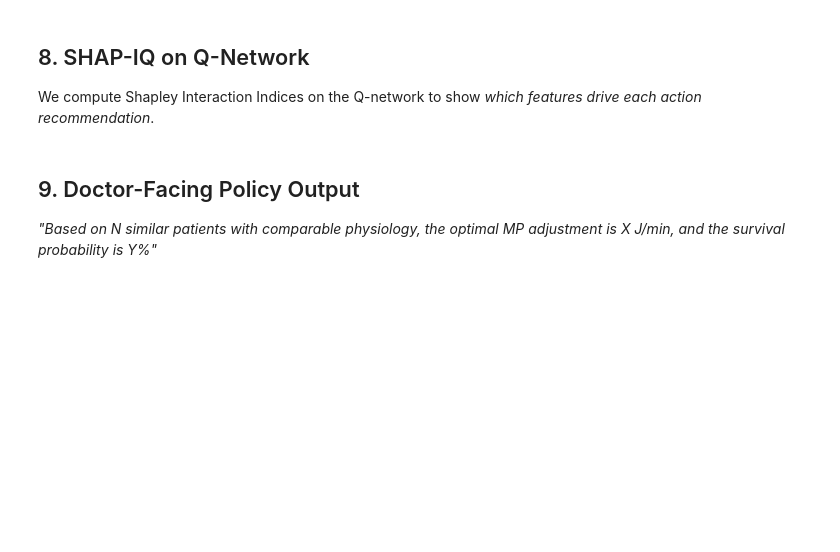
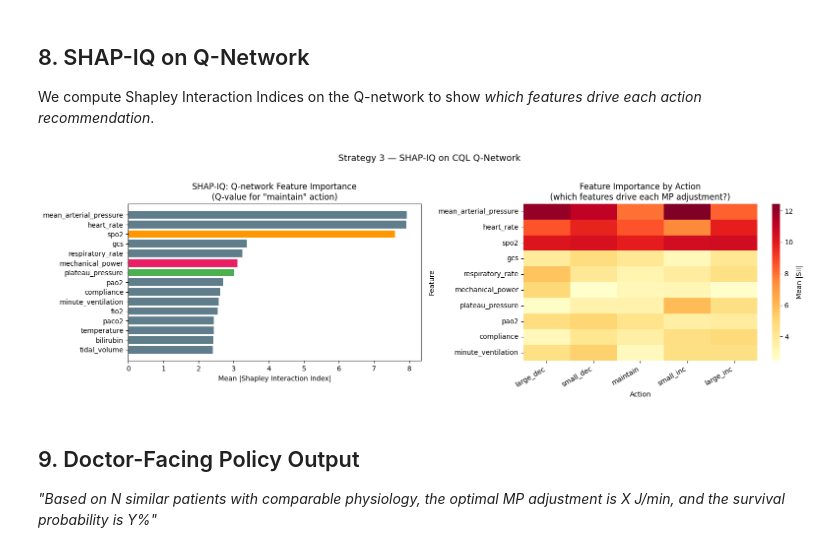
Before and after one commit to jatindangi1206/mechanical_power, a Jupyter notebook: notebooks/03_Strategy3_CQL_Offline_RL.ipynb, the cells around one changed output. Saved outputs shown, nothing was run; the diff lists cells and outputs as text; code cells hidden in the pictures; blank space fills up the shorter version.

```diff
--- a/notebooks/03_Strategy3_CQL_Offline_RL.ipynb
+++ b/notebooks/03_Strategy3_CQL_Offline_RL.ipynb
@@ -432,7 +507,7 @@ def q_value_fn(x):
     return final_agent.predict_batch_q(x)[:, focus_action]
 
 explainer_cql = shapiq.TabularExplainer(
-    model=q_value_fn,
+    model=q_value_fn,(a) Main effects bar chart
     data=obs_tr[bg_idx],
     index='SII',
     max_order=2,
@@ -452,7 +527,7 @@ print(shapiq_importance.head(10).to_string())
 # %%
 fig, axes = plt.subplots(1, 2, figsize=(16, 5))
 
-# Main effects
+# (a) Main effects bar chart
 ax = axes[0]
 top15 = shapiq_importance.head(15)
 colors = ['#E91E63' if 'mechanical_power' in n else
@@ -463,38 +538,42 @@ ax.barh(top15.index[::-1], top15.values[::-1], color=colors[::-1])
 ax.set_xlabel('Mean |Shapley Interaction Index|')
 ax.set_title('SHAP-IQ: Q-network Feature Importance\n(Q-value for "maintain" action)')
 
-# Per-action SHAP-IQ comparison
+# (b) Per-action SHAP-IQ heatmap
 action_shapiq = {}
 for action_focus in range(N_ACTIONS):
     def q_fn_a(x, a=action_focus):
         return final_agent.predict_batch_q(x)[:, a]
     exp_a = shapiq.TabularExplainer(
         model=q_fn_a, data=obs_tr[bg_idx],
         index='SII', max_order=1, sample_size=32
     )
     ivals_a = exp_a.explain_X(obs_te[test_subset_idx[:15]], budget=64)
     main_a = np.array([iv.get_n_order_values(1) for iv in ivals_a])
     action_shapiq[action_focus] = np.abs(main_a).mean(axis=0)
 
-action_shap_df = pd.DataFrame(action_shapiq,
-    index=FEATURE_COLS,
-    columns=[f'Action {i}: {CQLAgent.ACTION_NAMES[i]}' for i in range(N_ACTIONS)]
-)
+action_names = ['large_dec', 'small_dec', 'maintain', 'small_inc', 'large_inc']
+action_shap_df = pd.DataFrame(
+    {action_names[i]: action_shapiq[i] for i in range(N_ACTIONS)},
+    index=FEATURE_COLS
+).astype(float)  # ensure float dtype
+
 top10_feats = shapiq_importance.head(10).index.tolist()
 action_shap_sub = action_shap_df.loc[top10_feats]
 
 ax = axes[1]
 sns.heatmap(action_shap_sub, cmap='YlOrRd', ax=ax,
             cbar_kws={'label': 'Mean |SII|'})
 ax.set_title('Feature Importance by Action\n(which features drive each MP adjustment?)')
 ax.set_ylabel('Feature'); ax.set_xlabel('Action')
 plt.xticks(rotation=30, ha='right')
 
 plt.suptitle('Strategy 3 — SHAP-IQ on CQL Q-Network', fontsize=13, y=1.02)
 plt.tight_layout()
 fig_path = os.path.join(PROJECT_ROOT, 'notebooks', 'figures', 'strategy3_shapiq.png')
 plt.savefig(fig_path, dpi=150, bbox_inches='tight')
 plt.show()
+# %% [output]
+[figure, added]
 # %% [markdown]
 ## 9. Doctor-Facing Policy Output
 
```
Also changed, not shown: parts of 15 cells of this notebook, 9 other files.
